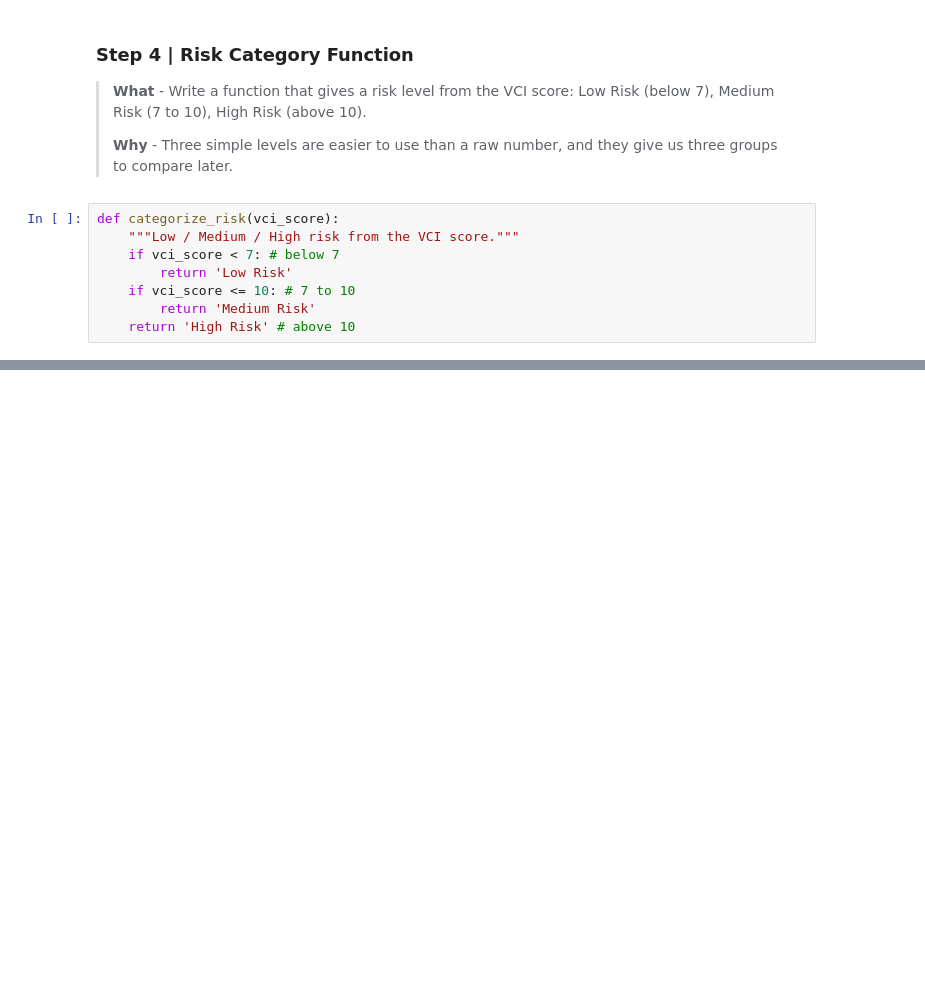
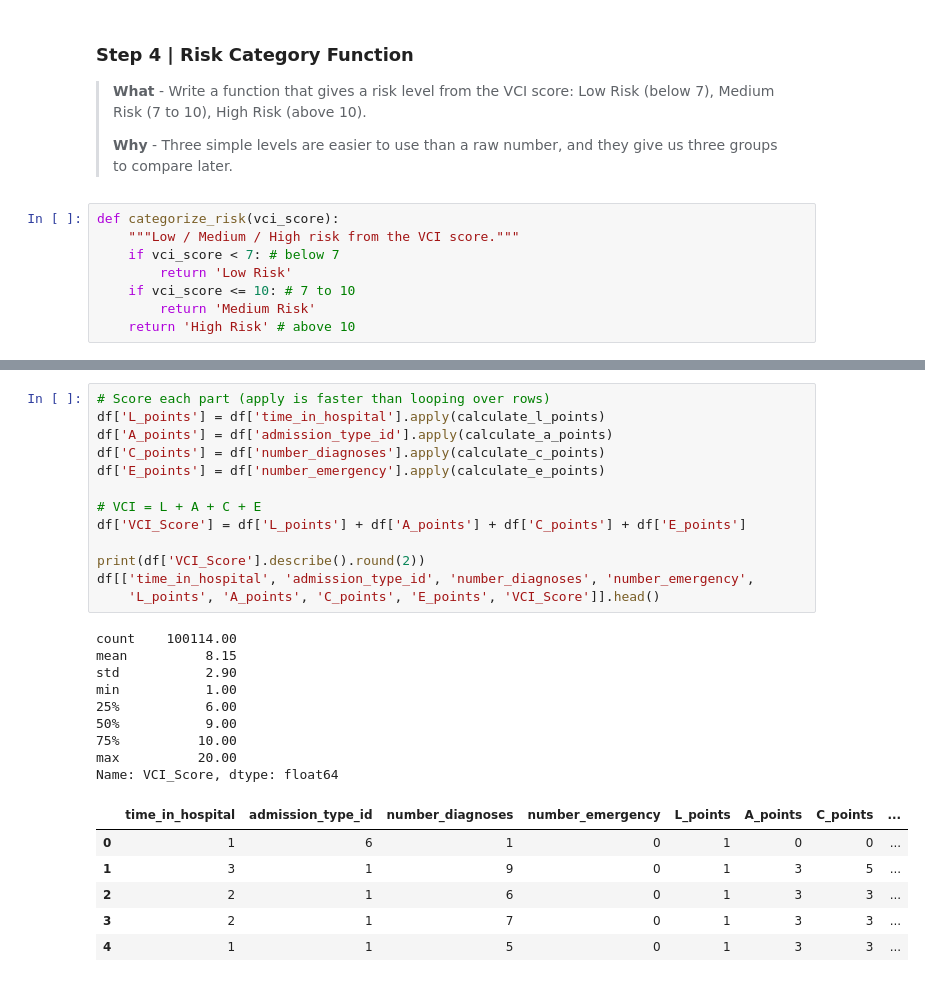
Before and after one commit to ANu-771/ITS-2122-Python-for-Data-Science-AI-Group-Project, a Jupyter notebook: notebooks/VHN_main.ipynb, the cells around one changed output, grey strips where cells are left out. Drawn from its saved outputs; the diff is of its cells as text; blank space fills up the shorter version.

Commit message:
Add VCI_Score calculation step to VHN_main.ipynb

```diff
--- a/notebooks/VHN_main.ipynb
+++ b/notebooks/VHN_main.ipynb
@@ -983,0 +990,29 @@ def categorize_risk(vci_score):
+# %%
+# Score each part (apply is faster than looping over rows)
+df['L_points'] = df['time_in_hospital'].apply(calculate_l_points)
+df['A_points'] = df['admission_type_id'].apply(calculate_a_points)
+df['C_points'] = df['number_diagnoses'].apply(calculate_c_points)
+df['E_points'] = df['number_emergency'].apply(calculate_e_points)
+
+# VCI = L + A + C + E
+df['VCI_Score'] = df['L_points'] + df['A_points'] + df['C_points'] + df['E_points']
+
+print(df['VCI_Score'].describe().round(2))
+df[['time_in_hospital', 'admission_type_id', 'number_diagnoses', 'number_emergency',
+    'L_points', 'A_points', 'C_points', 'E_points', 'VCI_Score']].head()
+# %% [output]
+count    100114.00
+mean          8.15
+std           2.90
+min           1.00
+25%           6.00
+50%           9.00
+75%          10.00
+max          20.00
+Name: VCI_Score, dtype: float64
+|  | time_in_hospital | admission_type_id | number_diagnoses | number_emergency | L_points | A_points | C_points | ... |
+| 0 | 1 | 6 | 1 | 0 | 1 | 0 | 0 | ... |
+| 1 | 3 | 1 | 9 | 0 | 1 | 3 | 5 | ... |
+| 2 | 2 | 1 | 6 | 0 | 1 | 3 | 3 | ... |
+| 3 | 2 | 1 | 7 | 0 | 1 | 3 | 3 | ... |
+| 4 | 1 | 1 | 5 | 0 | 1 | 3 | 3 | ... |
```
Also changed, not shown: parts of 1 cell of this notebook.
